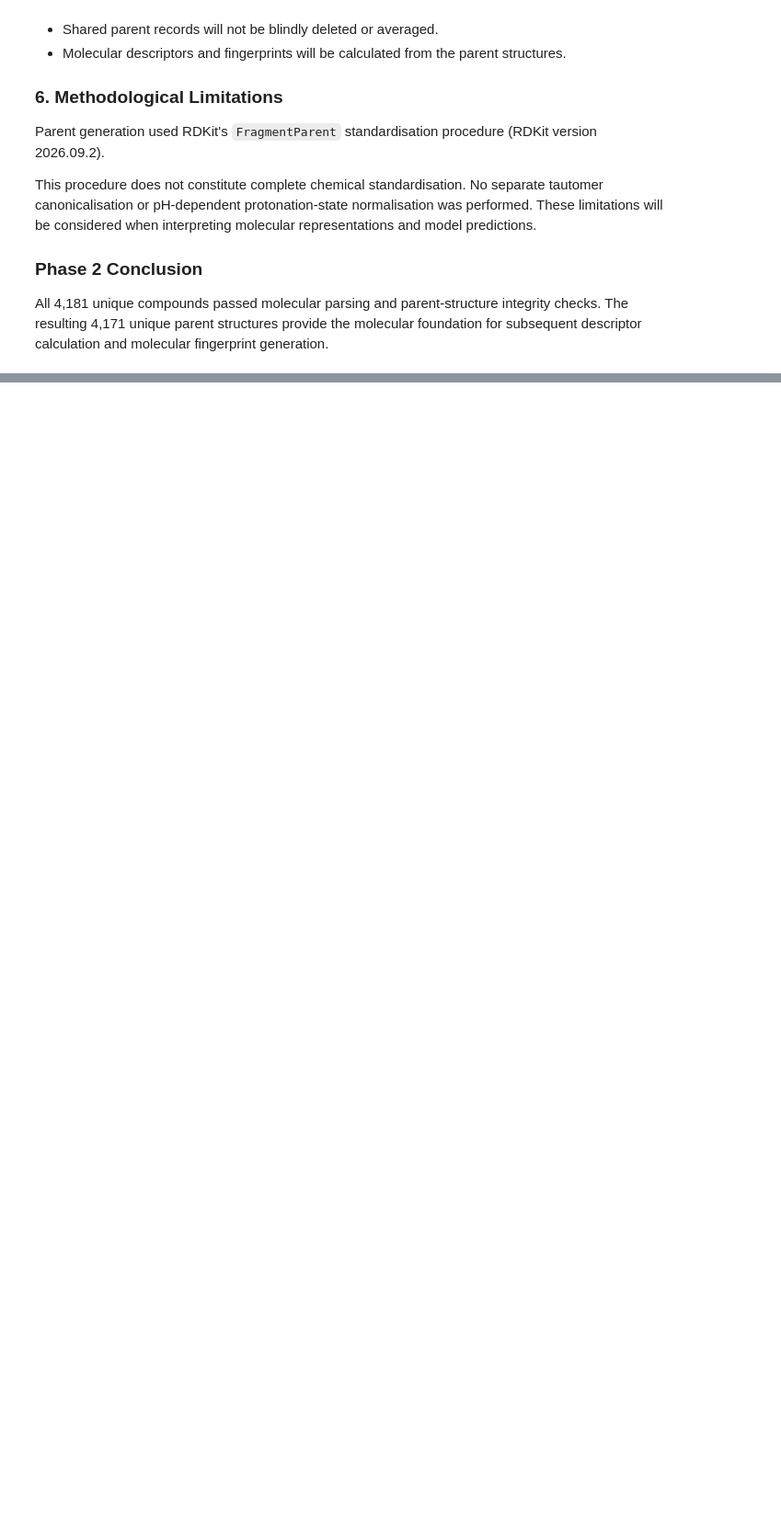
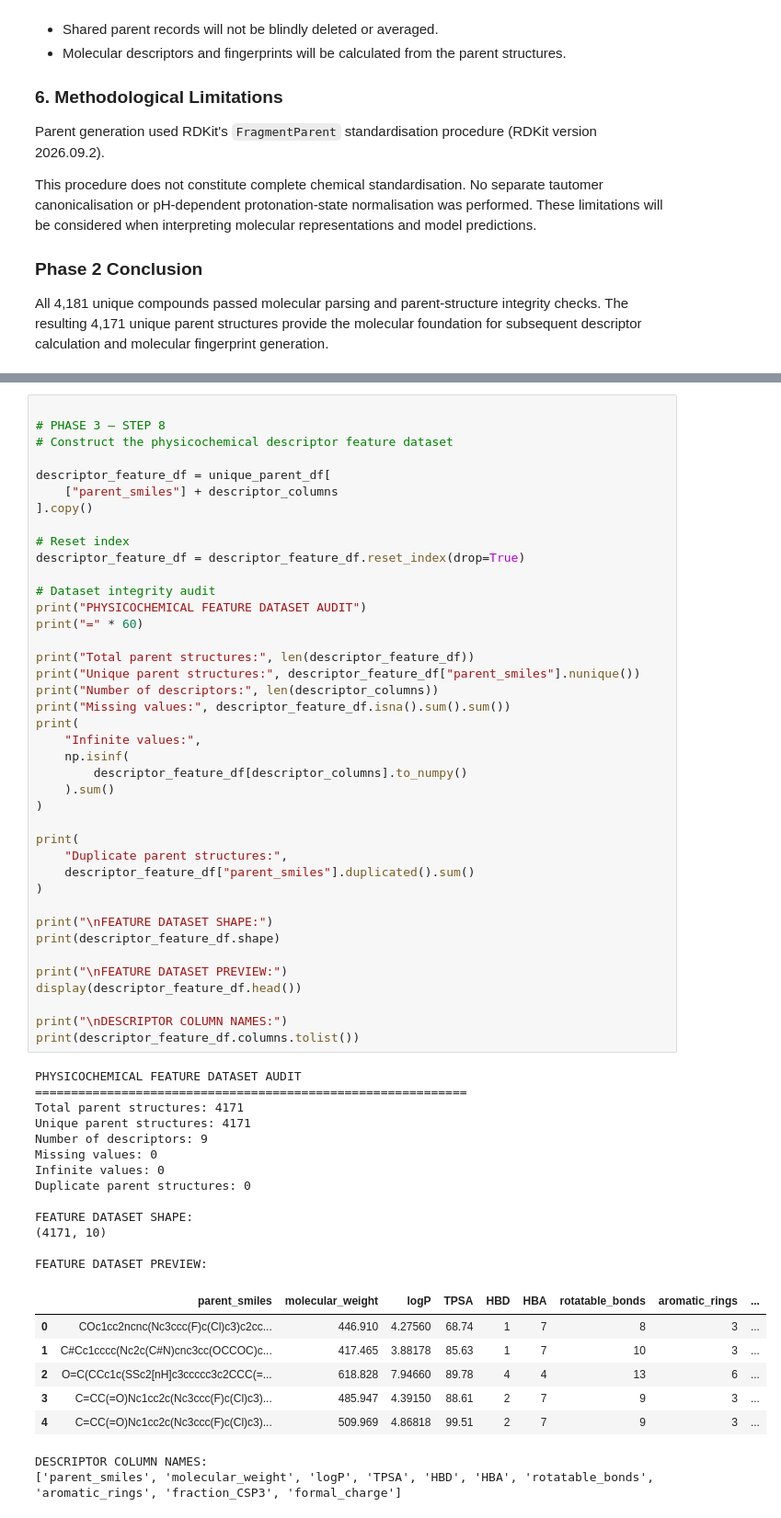
Before and after one commit to Aadarshmishra13/ai-driven-drug-discovery, a Jupyter notebook: notebooks/01_EGFR_Target_and_ChEMBL_Data_Audit.ipynb, the cells around one changed output, grey strips where cells are left out. Shown at 92% size. Cells and saved outputs as stored; diff of their text form; blank space fills up the shorter version.

```diff
--- a/notebooks/01_EGFR_Target_and_ChEMBL_Data_Audit.ipynb
+++ b/notebooks/01_EGFR_Target_and_ChEMBL_Data_Audit.ipynb
@@ -3894,0 +4444,62 @@ All 4,181 unique compounds passed molecular parsing and parent-structure integri
+# %%
+
+# PHASE 3 — STEP 8
+# Construct the physicochemical descriptor feature dataset
+
+descriptor_feature_df = unique_parent_df[
+    ["parent_smiles"] + descriptor_columns
+].copy()
+
+# Reset index
+descriptor_feature_df = descriptor_feature_df.reset_index(drop=True)
+
+# Dataset integrity audit
+print("PHYSICOCHEMICAL FEATURE DATASET AUDIT")
+print("=" * 60)
+
+print("Total parent structures:", len(descriptor_feature_df))
+print("Unique parent structures:", descriptor_feature_df["parent_smiles"].nunique())
+print("Number of descriptors:", len(descriptor_columns))
+print("Missing values:", descriptor_feature_df.isna().sum().sum())
+print(
+    "Infinite values:",
+    np.isinf(
+        descriptor_feature_df[descriptor_columns].to_numpy()
+    ).sum()
+)
+
+print(
+    "Duplicate parent structures:",
+    descriptor_feature_df["parent_smiles"].duplicated().sum()
+)
+
+print("\nFEATURE DATASET SHAPE:")
+print(descriptor_feature_df.shape)
+
+print("\nFEATURE DATASET PREVIEW:")
+display(descriptor_feature_df.head())
+
+print("\nDESCRIPTOR COLUMN NAMES:")
+print(descriptor_feature_df.columns.tolist())
+# %% [output]
+PHYSICOCHEMICAL FEATURE DATASET AUDIT
+============================================================
+Total parent structures: 4171
+Unique parent structures: 4171
+Number of descriptors: 9
+Missing values: 0
+Infinite values: 0
+Duplicate parent structures: 0
+
+FEATURE DATASET SHAPE:
+(4171, 10)
+
+FEATURE DATASET PREVIEW:
+|  | parent_smiles | molecular_weight | logP | TPSA | HBD | HBA | rotatable_bonds | aromatic_rings | ... |
+| 0 | COc1cc2ncnc(Nc3ccc(F)c(Cl)c3)c2cc... | 446.910 | 4.27560 | 68.74 | 1 | 7 | 8 | 3 | ... |
+| 1 | C#Cc1cccc(Nc2c(C#N)cnc3cc(OCCOC)c... | 417.465 | 3.88178 | 85.63 | 1 | 7 | 10 | 3 | ... |
+| 2 | O=C(CCc1c(SSc2[nH]c3ccccc3c2CCC(=... | 618.828 | 7.94660 | 89.78 | 4 | 4 | 13 | 6 | ... |
+| 3 | C=CC(=O)Nc1cc2c(Nc3ccc(F)c(Cl)c3)... | 485.947 | 4.39150 | 88.61 | 2 | 7 | 9 | 3 | ... |
+| 4 | C=CC(=O)Nc1cc2c(Nc3ccc(F)c(Cl)c3)... | 509.969 | 4.86818 | 99.51 | 2 | 7 | 9 | 3 | ... |
+DESCRIPTOR COLUMN NAMES:
+['parent_smiles', 'molecular_weight', 'logP', 'TPSA', 'HBD', 'HBA', 'rotatable_bonds', 'aromatic_rings', 'fraction_CSP3', 'formal_charge']
```
Also changed, not shown: parts of 17 cells of this notebook.
